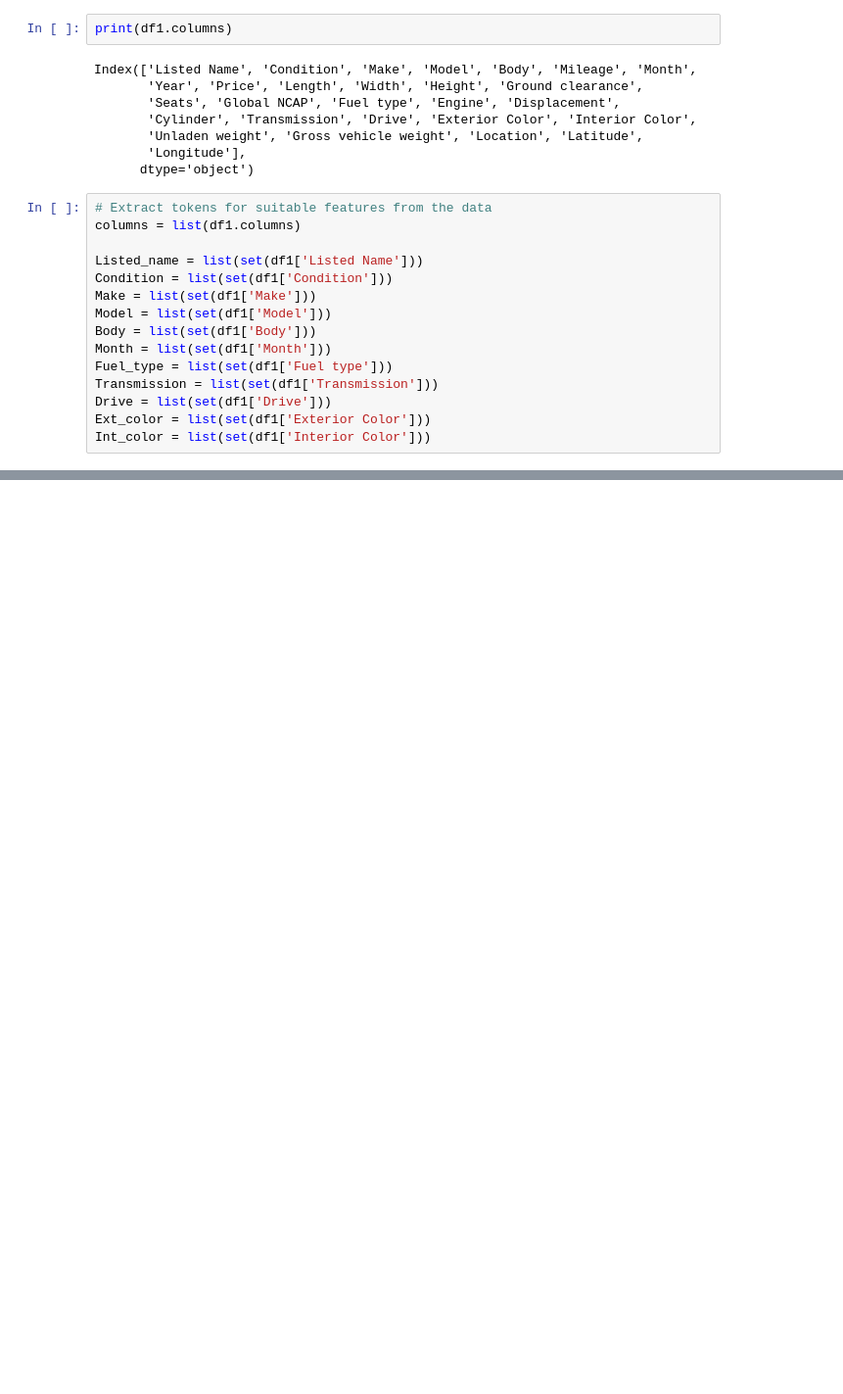
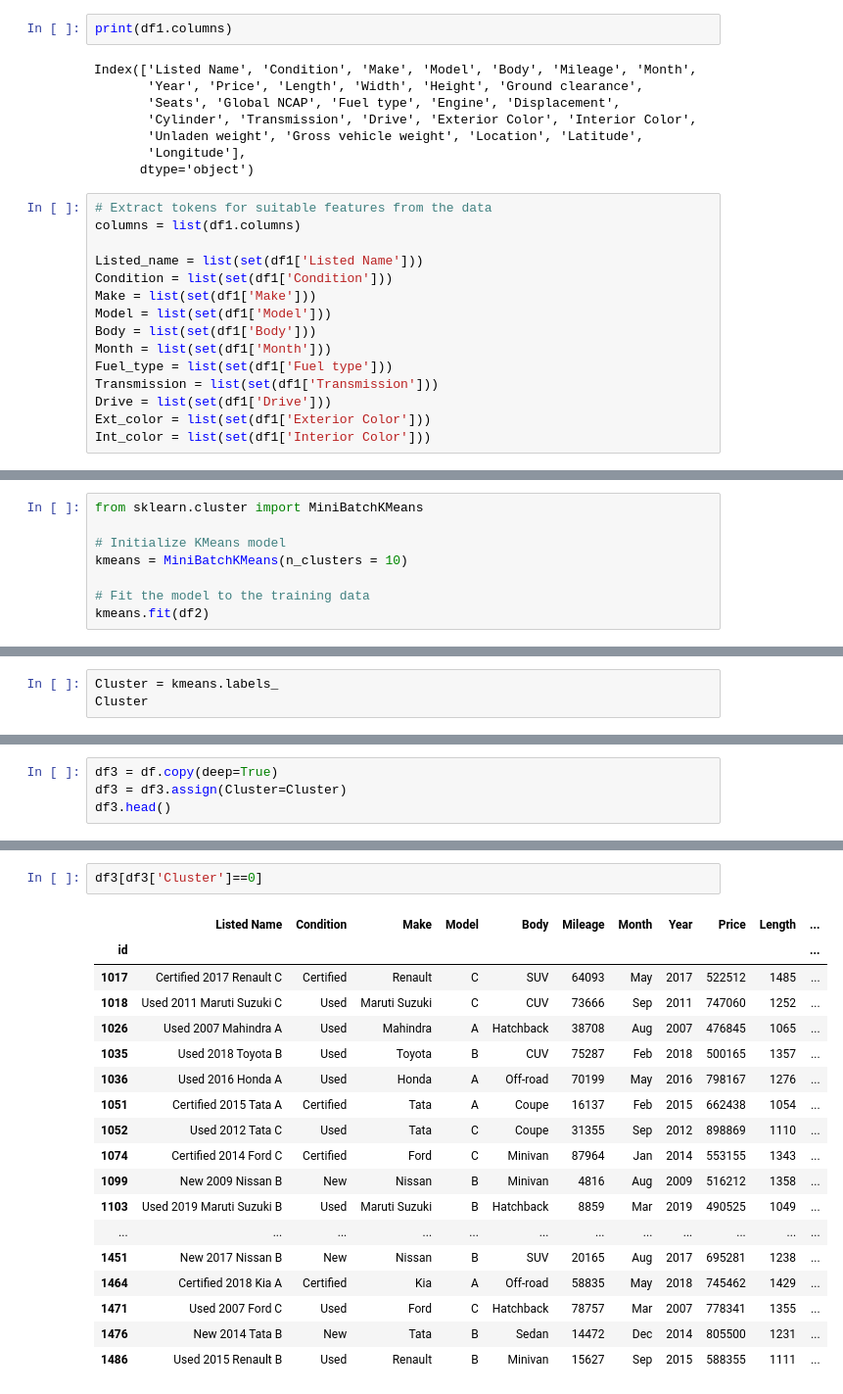
Before and after one commit to zafe312/car_recommender, a Jupyter notebook: car_recommender.ipynb, the cells around one changed output, grey strips where cells are left out. Shown: that part at 98% size. Drawn from its saved outputs; the diff is of its cells as text; blank space fills up the shorter version.

```diff
--- a/car_recommender.ipynb
+++ b/car_recommender.ipynb
@@ -323,0 +326,8 @@ plt.show()
+# %%
+from sklearn.cluster import MiniBatchKMeans
+
+# Initialize KMeans model
+kmeans = MiniBatchKMeans(n_clusters = 10)
+
+# Fit the model to the training data
+kmeans.fit(df2)
@@ -323,0 +336,3 @@ plt.show()
+# %%
+Cluster = kmeans.labels_
+Cluster
@@ -323,0 +359,4 @@ plt.show()
+# %%
+df3 = df.copy(deep=True)
+df3 = df3.assign(Cluster=Cluster)
+df3.head()
@@ -323,0 +390,21 @@ plt.show()
+# %%
+df3[df3['Cluster']==0]
+# %% [output]
+|  | Listed Name | Condition | Make | Model | Body | Mileage | Month | Year | Price | Length | ... |
+| id |  |  |  |  |  |  |  |  |  |  | ... |
+| 1017 | Certified 2017 Renault C | Certified | Renault | C | SUV | 64093 | May | 2017 | 522512 | 1485 | ... |
+| 1018 | Used 2011 Maruti Suzuki C | Used | Maruti Suzuki | C | CUV | 73666 | Sep | 2011 | 747060 | 1252 | ... |
+| 1026 | Used 2007 Mahindra A | Used | Mahindra | A | Hatchback | 38708 | Aug | 2007 | 476845 | 1065 | ... |
+| 1035 | Used 2018 Toyota B | Used | Toyota | B | CUV | 75287 | Feb | 2018 | 500165 | 1357 | ... |
+| 1036 | Used 2016 Honda A | Used | Honda | A | Off-road | 70199 | May | 2016 | 798167 | 1276 | ... |
+| 1051 | Certified 2015 Tata A | Certified | Tata | A | Coupe | 16137 | Feb | 2015 | 662438 | 1054 | ... |
+| 1052 | Used 2012 Tata C | Used | Tata | C | Coupe | 31355 | Sep | 2012 | 898869 | 1110 | ... |
+| 1074 | Certified 2014 Ford C | Certified | Ford | C | Minivan | 87964 | Jan | 2014 | 553155 | 1343 | ... |
+| 1099 | New 2009 Nissan B | New | Nissan | B | Minivan | 4816 | Aug | 2009 | 516212 | 1358 | ... |
+| 1103 | Used 2019 Maruti Suzuki B | Used | Maruti Suzuki | B | Hatchback | 8859 | Mar | 2019 | 490525 | 1049 | ... |
+| ... | ... | ... | ... | ... | ... | ... | ... | ... | ... | ... | ... |
+| 1451 | New 2017 Nissan B | New | Nissan | B | SUV | 20165 | Aug | 2017 | 695281 | 1238 | ... |
+| 1464 | Certified 2018 Kia A | Certified | Kia | A | Off-road | 58835 | May | 2018 | 745462 | 1429 | ... |
+| 1471 | Used 2007 Ford C | Used | Ford | C | Hatchback | 78757 | Mar | 2007 | 778341 | 1355 | ... |
+| 1476 | New 2014 Tata B | New | Tata | B | Sedan | 14472 | Dec | 2014 | 805500 | 1231 | ... |
+| 1486 | Used 2015 Renault B | Used | Renault | B | Minivan | 15627 | Sep | 2015 | 588355 | 1111 | ... |
```
Also changed, not shown: parts of 27 cells of this notebook.
